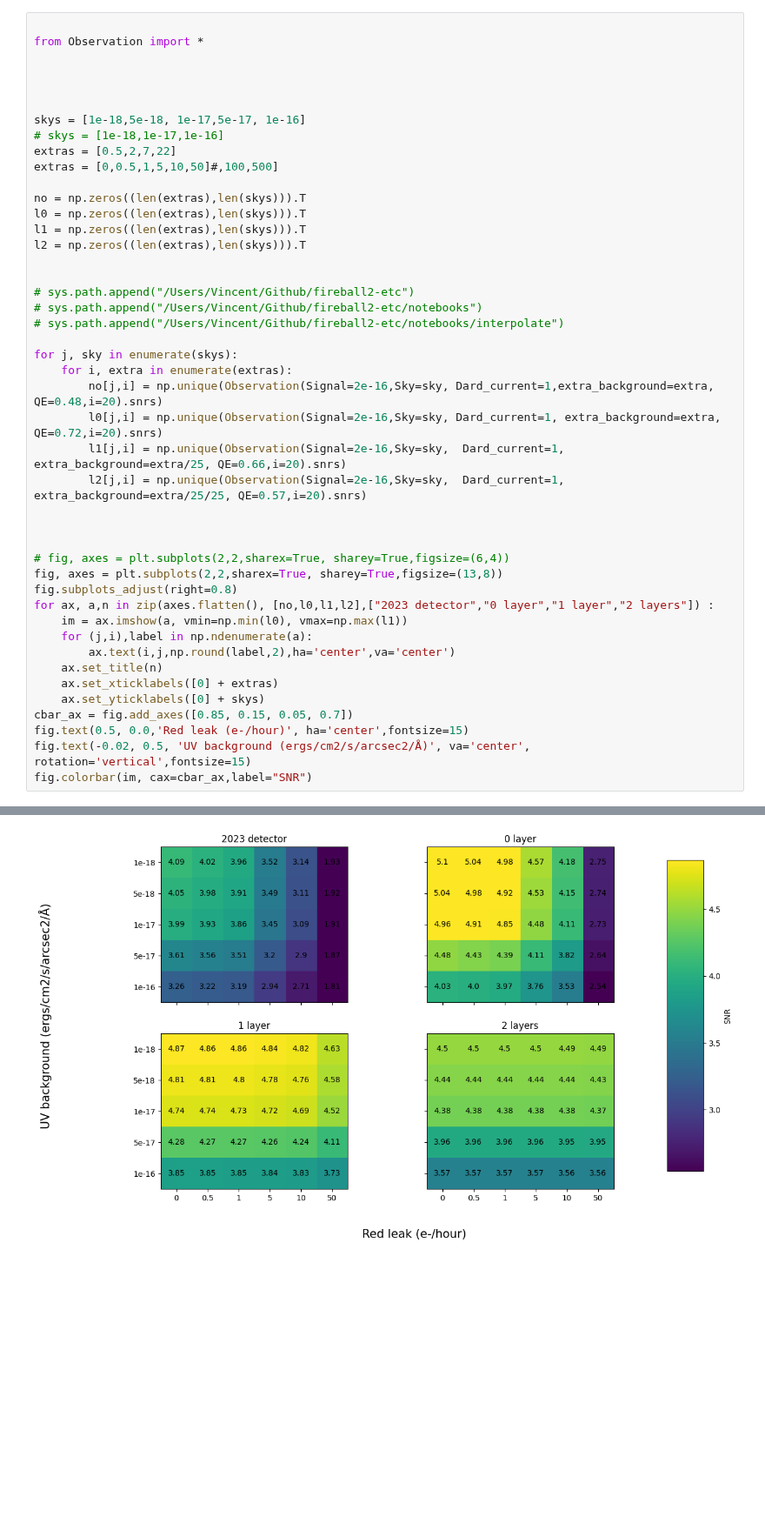
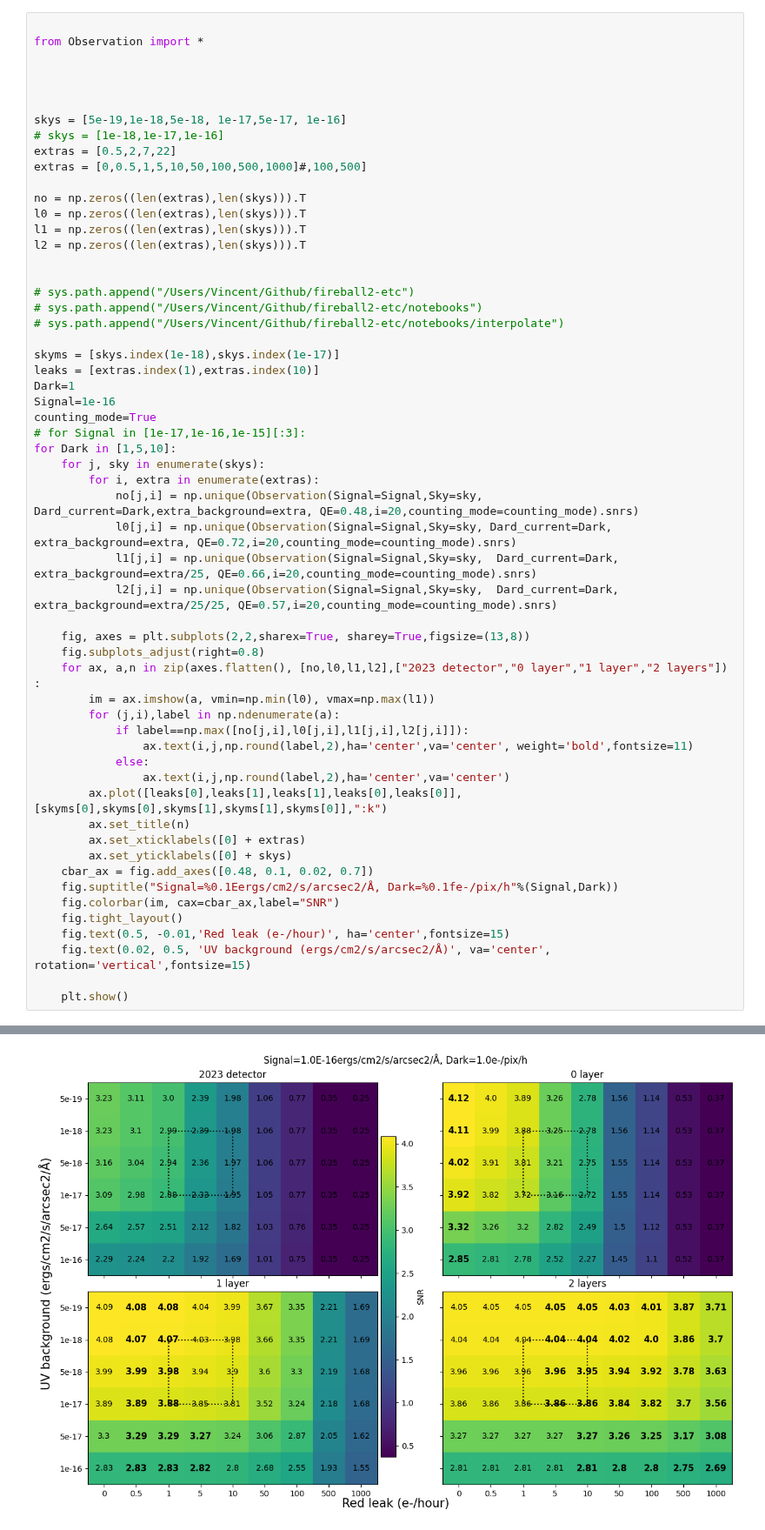
Before and after one commit to vpicouet/spectro-imager-etc, a Jupyter notebook: notebooks/Testing.ipynb, the cells around one changed output, grey strips where cells are left out. Shown at 87% size. Cells and saved outputs as stored; diff of their text form; blank space fills up the shorter version.

Commit message:
add bold

```diff
--- a/notebooks/Testing.ipynb
+++ b/notebooks/Testing.ipynb
@@ -5,10 +5,10 @@ from Observation import *
 
 
 
-skys = [1e-18,5e-18, 1e-17,5e-17, 1e-16]
+skys = [5e-19,1e-18,5e-18, 1e-17,5e-17, 1e-16]
 # skys = [1e-18,1e-17,1e-16]
 extras = [0.5,2,7,22]
-extras = [0,0.5,1,5,10,50]#,100,500]
+extras = [0,0.5,1,5,10,50,100,500,1000]#,100,500]
 
 no = np.zeros((len(extras),len(skys))).T
 l0 = np.zeros((len(extras),len(skys))).T
@@ -20,27 +20,39 @@ l2 = np.zeros((len(extras),len(skys))).T
 # sys.path.append("/Users/Vincent/Github/fireball2-etc/notebooks")
 # sys.path.append("/Users/Vincent/Github/fireball2-etc/notebooks/interpolate")
 
-for j, sky in enumerate(skys):
-    for i, extra in enumerate(extras):
-        no[j,i] = np.unique(Observation(Signal=2e-16,Sky=sky, Dard_current=1,extra_background=extra, QE=0.48,i=20).snrs)
-        l0[j,i] = np.unique(Observation(Signal=2e-16,Sky=sky, Dard_current=1, extra_background=extra, QE=0.72,i=20).snrs)
-        l1[j,i] = np.unique(Observation(Signal=2e-16,Sky=sky,  Dard_current=1, extra_background=extra/25, QE=0.66,i=20).snrs)
-        l2[j,i] = np.unique(Observation(Signal=2e-16,Sky=sky,  Dard_current=1, extra_background=extra/25/25, QE=0.57,i=20).snrs)
+skyms = [skys.index(1e-18),skys.index(1e-17)]
+leaks = [extras.index(1),extras.index(10)]
+Dark=1
+Signal=1e-16
+counting_mode=True
+# for Signal in [1e-17,1e-16,1e-15][:3]:
+for Dark in [1,5,10]:
+    for j, sky in enumerate(skys):
+        for i, extra in enumerate(extras):
+            no[j,i] = np.unique(Observation(Signal=Signal,Sky=sky, Dard_current=Dark,extra_background=extra, QE=0.48,i=20,counting_mode=counting_mode).snrs)
+            l0[j,i] = np.unique(Observation(Signal=Signal,Sky=sky, Dard_current=Dark, extra_background=extra, QE=0.72,i=20,counting_mode=counting_mode).snrs)
+            l1[j,i] = np.unique(Observation(Signal=Signal,Sky=sky,  Dard_current=Dark, extra_background=extra/25, QE=0.66,i=20,counting_mode=counting_mode).snrs)
+            l2[j,i] = np.unique(Observation(Signal=Signal,Sky=sky,  Dard_current=Dark, extra_background=extra/25/25, QE=0.57,i=20,counting_mode=counting_mode).snrs)
 
+    fig, axes = plt.subplots(2,2,sharex=True, sharey=True,figsize=(13,8))
+    fig.subplots_adjust(right=0.8)
+    for ax, a,n in zip(axes.flatten(), [no,l0,l1,l2],["2023 detector","0 layer","1 layer","2 layers"]) :
+        im = ax.imshow(a, vmin=np.min(l0), vmax=np.max(l1))
+        for (j,i),label in np.ndenumerate(a):
+            if label==np.max([no[j,i],l0[j,i],l1[j,i],l2[j,i]]):
+                ax.text(i,j,np.round(label,2),ha='center',va='center', weight='bold',fontsize=11)
+            else:
+                ax.text(i,j,np.round(label,2),ha='center',va='center')
+        ax.plot([leaks[0],leaks[1],leaks[1],leaks[0],leaks[0]],[skyms[0],skyms[0],skyms[1],skyms[1],skyms[0]],":k")
+        ax.set_title(n)
+        ax.set_xticklabels([0] + extras)
+        ax.set_yticklabels([0] + skys)
+    cbar_ax = fig.add_axes([0.48, 0.1, 0.02, 0.7])
+    fig.suptitle("Signal=%0.1Eergs/cm2/s/arcsec2/Å, Dark=%0.1fe-/pix/h"%(Signal,Dark))
+    fig.colorbar(im, cax=cbar_ax,label="SNR")
+    fig.tight_layout()
+    fig.text(0.5, -0.01,'Red leak (e-/hour)', ha='center',fontsize=15)
+    fig.text(0.02, 0.5, 'UV background (ergs/cm2/s/arcsec2/Å)', va='center', rotation='vertical',fontsize=15)
 
-
-# fig, axes = plt.subplots(2,2,sharex=True, sharey=True,figsize=(6,4))
-fig, axes = plt.subplots(2,2,sharex=True, sharey=True,figsize=(13,8))
-fig.subplots_adjust(right=0.8)
-for ax, a,n in zip(axes.flatten(), [no,l0,l1,l2],["2023 detector","0 layer","1 layer","2 layers"]) :
-    im = ax.imshow(a, vmin=np.min(l0), vmax=np.max(l1))
-    for (j,i),label in np.ndenumerate(a):
-        ax.text(i,j,np.round(label,2),ha='center',va='center')
-    ax.set_title(n)
-    ax.set_xticklabels([0] + extras)
-    ax.set_yticklabels([0] + skys)
-cbar_ax = fig.add_axes([0.85, 0.15, 0.05, 0.7])
-fig.text(0.5, 0.0,'Red leak (e-/hour)', ha='center',fontsize=15)
-fig.text(-0.02, 0.5, 'UV background (ergs/cm2/s/arcsec2/Å)', va='center', rotation='vertical',fontsize=15)
-fig.colorbar(im, cax=cbar_ax,label="SNR")
+    plt.show()
 # %% [output]
@@ -48 +59 @@ fig.colorbar(im, cax=cbar_ax,label="SNR")
-[figure, old version]
+[figure, new version]
```
Also changed, not shown: parts of 1 cell of this notebook.
